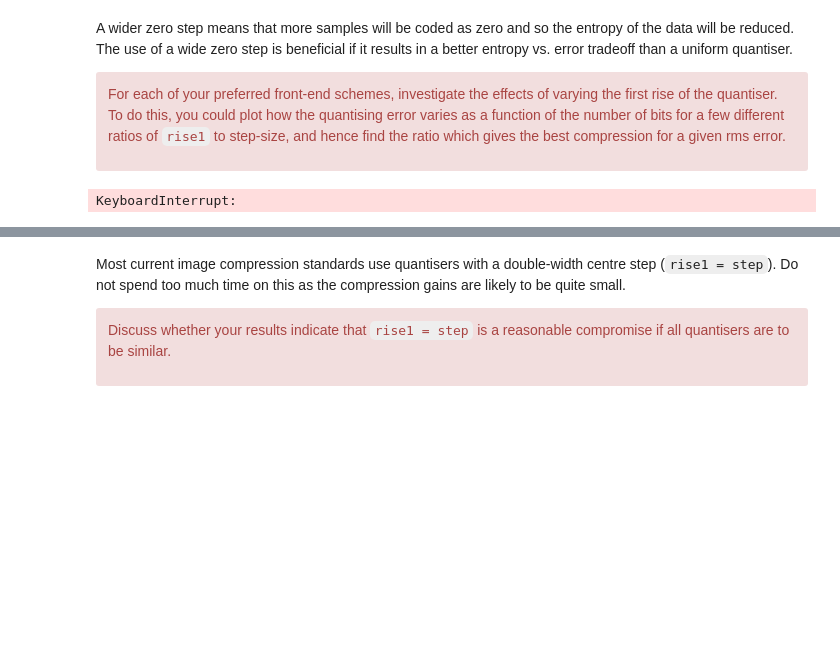
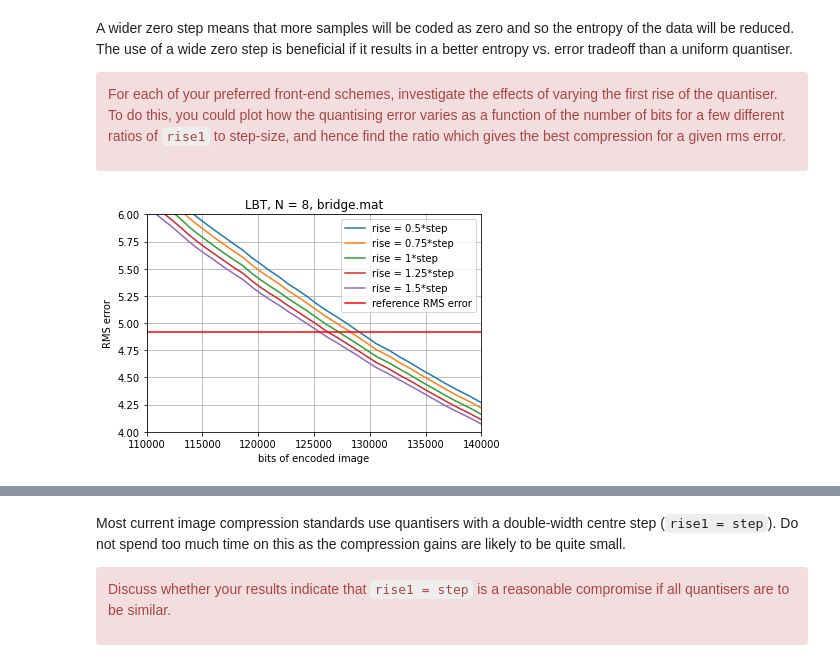
Before and after one commit to yichenhock/cued_sf2_lab, a Jupyter notebook: 10-11-selection-centre-clipped.ipynb, the cells around one changed output, grey strips where cells are left out. Saved outputs shown, nothing was run; the diff lists cells and outputs as text; code cells hidden in the pictures; blank space fills up the shorter version.

Commit message:
working dwt rises

```diff
--- a/10-11-selection-centre-clipped.ipynb
+++ b/10-11-selection-centre-clipped.ipynb
@@ -106,37 +106,36 @@ N = 8
 
 lbt = LBT(X, N)
 
 rises = [0.5, 0.75, 1, 1.25, 1.5]
 
 steps = np.linspace(5, 25, 100)
 
 ref_rms_err = lbt.target_rms
 
 def rise_plot(rise):
 
     bits_list = []
     err_list = []
 
     for step in steps:
         bits, err = lbt.enc_dec_quantise_rise(X, N, step, rise) # returns: bits, err
         bits_list.append(bits)
         err_list.append(err)
     return bits_list, err_list
 
-plt.plot(rise_plot(0.5)[0], rise_plot(0.5)[1], label = "rise = 0.5*step")
-plt.plot(rise_plot(0.75)[0], rise_plot(0.75)[1], label = "rise = 0.75*step")
-plt.plot(rise_plot(1)[0], rise_plot(1)[1], label = "rise = step")
-plt.plot(rise_plot(1.25)[0], rise_plot(1.25)[1], label = "rise = 1.25*step")
-plt.plot(rise_plot(1.5)[0], rise_plot(1.5)[1], label = "rise = 1.5*step")
+
+for r in rises:
+    plt.plot(rise_plot(r)[0], rise_plot(r)[1], label = "rise = {}*step".format(r))
+
 plt.axhline(y=ref_rms_err, color='r', linestyle='-', label = "reference RMS error")
 plt.xlim(110000, 140000)
 plt.ylim(4, 6)
 plt.xlabel("bits of encoded image")
 plt.ylabel("RMS error")
 plt.title("LBT, N = 8, bridge.mat")
 plt.legend()
 plt.grid()
 plt.show()
 # %% [output]
-KeyboardInterrupt:
+[figure, added]
 # %%
```
Also changed, not shown: parts of 2 cells of this notebook, 2 other files.
